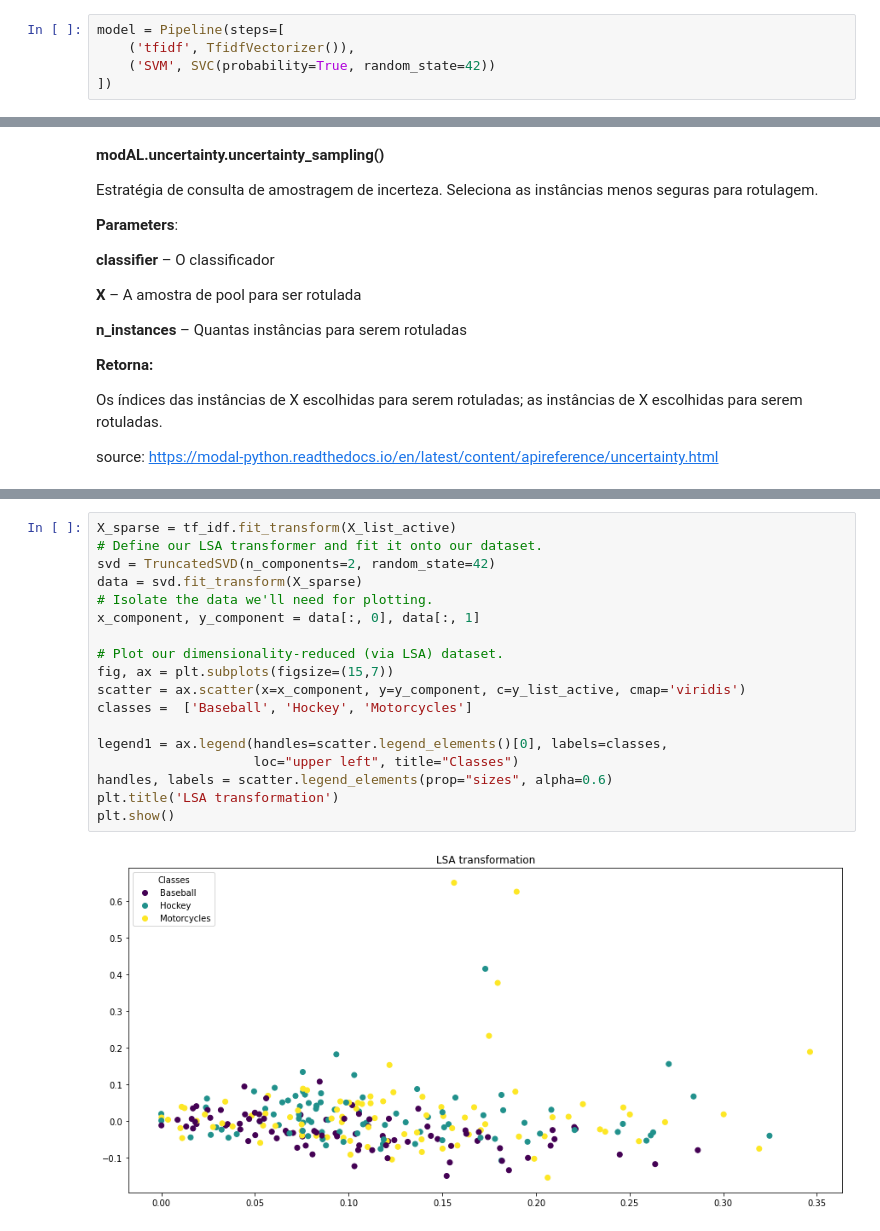
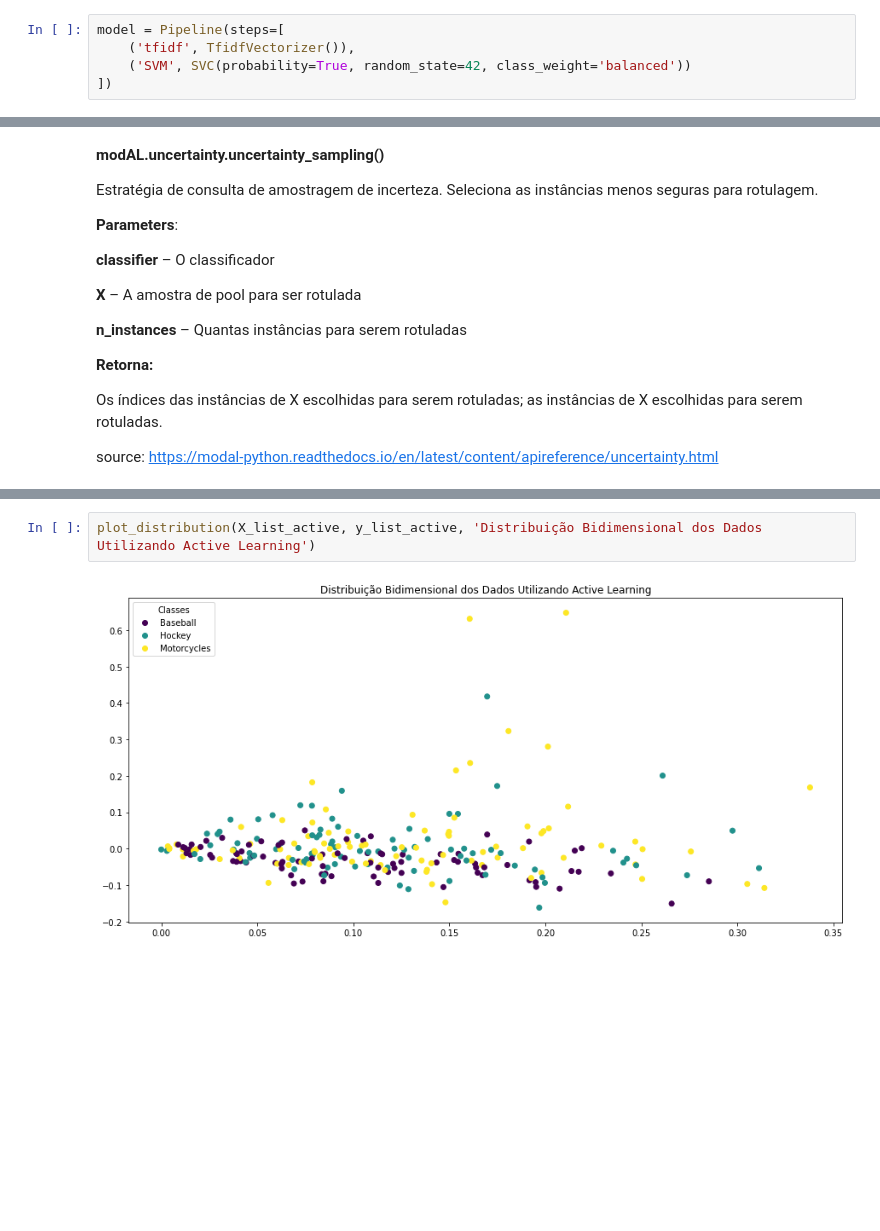
Before and after one commit to luizomatias/active_learning, a Jupyter notebook: notebooks/active_learning_text_classification.ipynb, the cells around one changed output, grey strips where cells are left out. Cells and saved outputs as stored; diff of their text form; blank space fills up the shorter version.

```diff
--- a/notebooks/active_learning_text_classification.ipynb
+++ b/notebooks/active_learning_text_classification.ipynb
@@ -99,5 +96,5 @@ plt.show()
 # %%
 model = Pipeline(steps=[
     ('tfidf', TfidfVectorizer()),
-    ('SVM', SVC(probability=True, random_state=42))
+    ('SVM', SVC(probability=True, random_state=42, class_weight='balanced'))
 ])
@@ -192,23 +189,7 @@ Accuracy after query 175: 0.8224
-# %%
-X_sparse = tf_idf.fit_transform(X_list_active)
-# Define our LSA transformer and fit it onto our dataset.
-svd = TruncatedSVD(n_components=2, random_state=42)
-data = svd.fit_transform(X_sparse)
-# Isolate the data we'll need for plotting.
-x_component, y_component = data[:, 0], data[:, 1]
-
-# Plot our dimensionality-reduced (via LSA) dataset.
-fig, ax = plt.subplots(figsize=(15,7))
-scatter = ax.scatter(x=x_component, y=y_component, c=y_list_active, cmap='viridis')
-classes =  ['Baseball', 'Hockey', 'Motorcycles']
-
-legend1 = ax.legend(handles=scatter.legend_elements()[0], labels=classes,
-                    loc="upper left", title="Classes")
-handles, labels = scatter.legend_elements(prop="sizes", alpha=0.6)
-plt.title('LSA transformation')
-plt.show()
-# %% [output]
-[figure, removed]
+# %%
+plot_distribution(X_list_active, y_list_active, 'Distribuição Bidimensional dos Dados Utilizando Active Learning')
+# %% [output]
+[figure, added]
 # %%
 # 4 amostras de 20 instâncias  para serem rotuladas
 N_AMOSTRAS = 35
```
Also changed, not shown: parts of 32 cells of this notebook.
